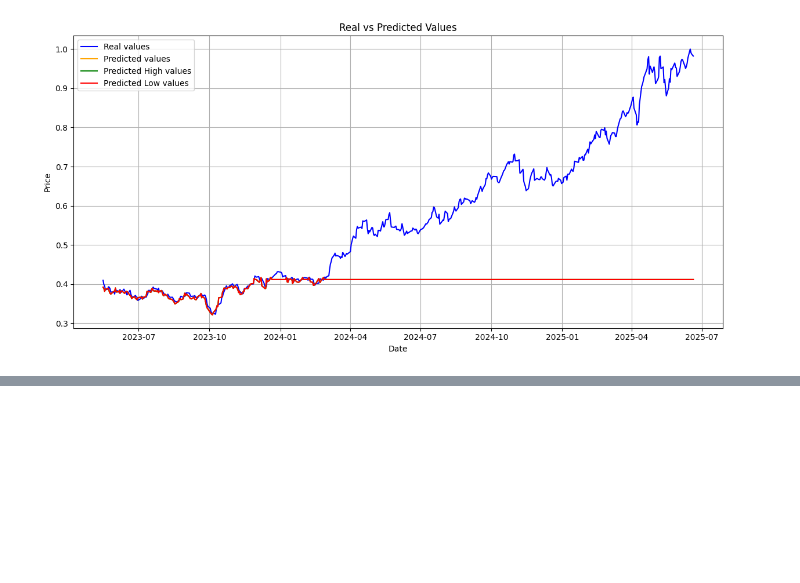
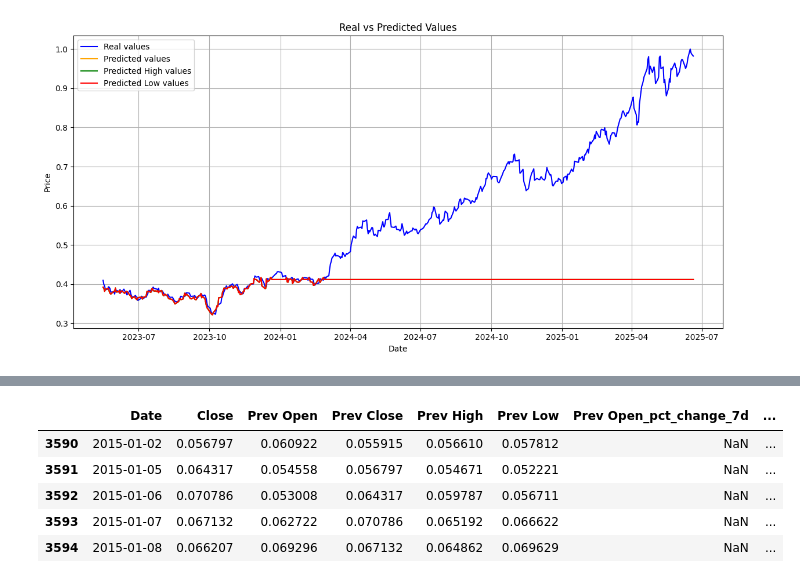
Before and after one commit to sejfovskienes/training_model, a Jupyter notebook: training/train7.ipynb, the cells around one changed output, grey strips where cells are left out. Saved outputs shown, nothing was run; the diff lists cells and outputs as text; code cells hidden in the pictures; blank space fills up the shorter version.

```diff
--- a/training/train7.ipynb
+++ b/training/train7.ipynb
@@ -246,0 +266,9 @@ plt.show()
+# %%
+df.head()
+# %% [output]
+|  | Date | Close | Prev Open | Prev Close | Prev High | Prev Low | Prev Open_pct_change_7d | ... |
+| 3590 | 2015-01-02 | 0.056797 | 0.060922 | 0.055915 | 0.056610 | 0.057812 | NaN | ... |
+| 3591 | 2015-01-05 | 0.064317 | 0.054558 | 0.056797 | 0.054671 | 0.052221 | NaN | ... |
+| 3592 | 2015-01-06 | 0.070786 | 0.053008 | 0.064317 | 0.059787 | 0.056711 | NaN | ... |
+| 3593 | 2015-01-07 | 0.067132 | 0.062722 | 0.070786 | 0.065192 | 0.066622 | NaN | ... |
+| 3594 | 2015-01-08 | 0.066207 | 0.069296 | 0.067132 | 0.064862 | 0.069629 | NaN | ... |
```
Also changed, not shown: parts of 10 cells of this notebook, 2 other files.
